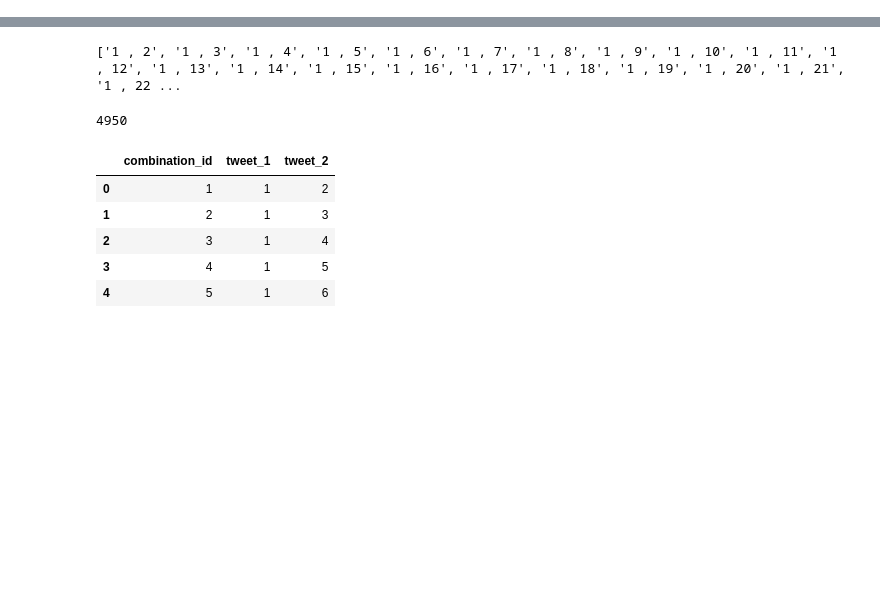
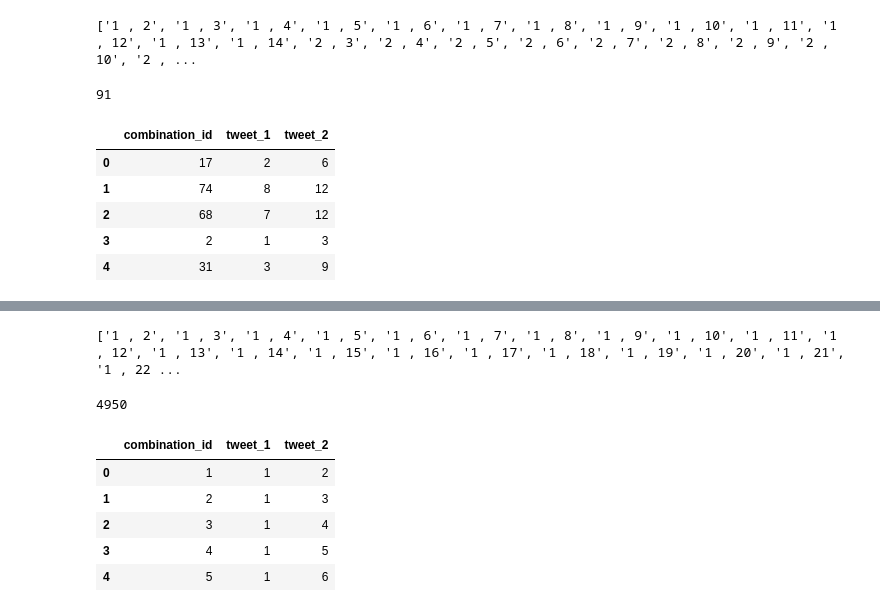
Before and after one commit to codingWithAndy/CDT_MSc_Thesis, a Jupyter notebook: Implementation/Exploration/exploring.ipynb, the cells around one changed output, grey strips where cells are left out. Saved outputs shown, nothing was run; the diff lists cells and outputs as text; code cells hidden in the pictures; blank space fills up the shorter version.

```diff
--- a/Implementation/Exploration/exploring.ipynb
+++ b/Implementation/Exploration/exploring.ipynb
@@ -11,4 +11,4 @@ df.head()
 user_id = 1
 # %%
 tweet_1_id = [i for i in range(1,101)]
-tweet_2_id = [i for i in range(1,101)]
+tweet_2_id = [i for i in range(1,15)]
@@ -17,0 +15,36 @@ tweet_2_id = [i for i in range(1,101)]
+# %%
+#create 15 tweet combo
+id_15_combination = [" , ".join(map(str, comb)) for comb in combs(tweet_2_id, 2)]
+# %%
+print(id_15_combination)
+len(id_15_combination)
+# %% [output]
+['1 , 2', '1 , 3', '1 , 4', '1 , 5', '1 , 6', '1 , 7', '1 , 8', '1 , 9', '1 , 10', '1 , 11', '1 , 12', '1 , 13', '1 , 14', '2 , 3', '2 , 4', '2 , 5', '2 , 6', '2 , 7', '2 , 8', '2 , 9', '2 , 10', '2 , ...
+91
+# %%
+i = 1
+
+combination_15_df = pd.DataFrame()
+
+for each_combination in id_15_combination:
+    split = each_combination.split(' , ')
+    combination_15_df = combination_15_df.append({
+        "combination_id": str(i),
+        "tweet_1": split[0],
+        "tweet_2": split[1]
+    }, ignore_index=True)
+
+    i += 1
+# %%
+from sklearn.utils import shuffle
+combination_15_df = shuffle(combination_15_df)
+combination_15_df = combination_15_df.reset_index(drop=True)
+# %%
+combination_15_df.head()
+# %% [output]
+|  | combination_id | tweet_1 | tweet_2 |
+| 0 | 17 | 2 | 6 |
+| 1 | 74 | 8 | 12 |
+| 2 | 68 | 7 | 12 |
+| 3 | 2 | 1 | 3 |
+| 4 | 31 | 3 | 9 |
```
Also changed, not shown: parts of 5 cells of this notebook, 5 other files.
